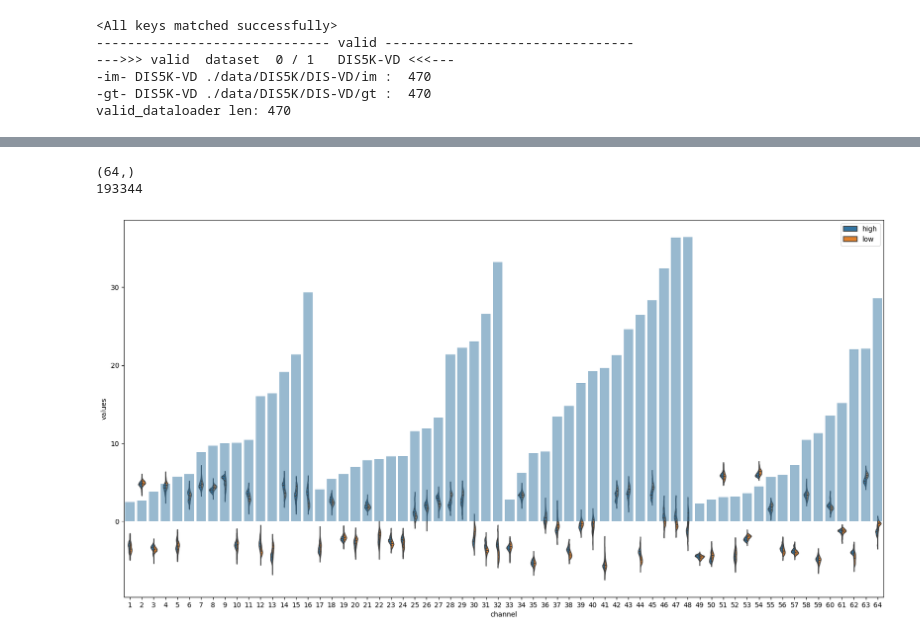
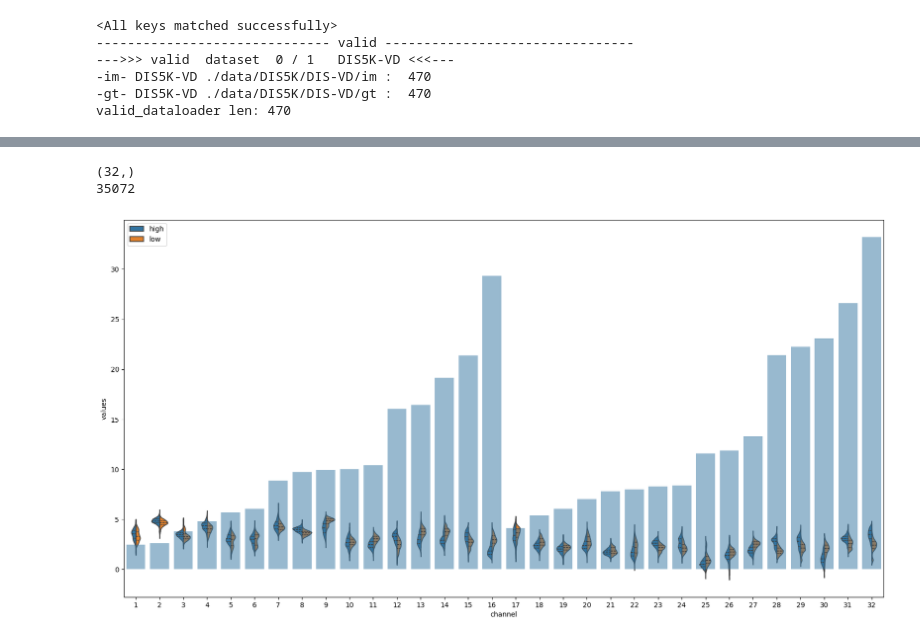
Before and after one commit to hchautran/SAM_Quantization, a Jupyter notebook: attention_utils.ipynb, the cells around one changed output, grey strips where cells are left out. Drawn from its saved outputs; the diff is of its cells as text; code cells hidden in the pictures.

```diff
--- a/attention_utils.ipynb
+++ b/attention_utils.ipynb
@@ -191,13 +174,14 @@ tensor([[ 2.4658,  2.6360,  3.8000,  4.8126,  5.7055,  6.0338,  8.8836,  9.6997,
 # %%
 fig, ax= plt.subplots(1,1, figsize=(20,10))
-get_activation_boxplot(high_activations=p2i_k_low_reorder.reshape(-1,128), low_activations=p2i_k_high_reorder.reshape(-1,128), ax=ax, offset=0, max_channels=64,token_wise=False, diff=diff_new.reshape(-1, 128))
-# get_activation_boxplot(high_activations=p2i_k_high, low_activations=p2i_k_low, ax=ax[1], offset=0, max_channels=32,token_wise=False, diff=diff.reshape(-1, 128))
+# get_activation_boxplot(high_activations=p2i_k_high.reshape(-1,128), low_activations=p2i_k_low.reshape(-1,128), ax=ax, offset=0, max_channels=32,token_wise=False, diff=None)
+get_activation_boxplot(high_activations=p2i_k_high.reshape(-1,128), low_activations=p2i_k_low.reshape(-1,128), ax=ax, offset=0, max_channels=32,token_wise=False, diff=diff_new.reshape(-1, 128))
+
 # get_activation_boxplot(high_activations=p2i_q/2, low_activations=2*p2i_k_high, ax=ax, offset=0, max_channels=32,token_wise=False)
 # get_activation_boxplot(high_activations=p2i_q/2, low_activations=2*p2i_k_low, ax=ax, offset=0, max_channels=32,token_wise=False)
 # %% [output]
-(64,)
-193344
+(32,)
+35072
-[figure, old version]
+[figure, new version]
 # %%
 # get_activation_boxplot(high_activations=p2i_q/2, low_activations=2*p2i_k_high, ax=ax, offset=0, max_channels=32,token_wise=False)
 # get_activation_boxplot(high_activations=p2i_q/2, low_activations=2*p2i_k_low, ax=ax, offset=0, max_channels=32,token_wise=False)
```
Also changed, not shown: parts of 8 cells of this notebook, 8 other files.
